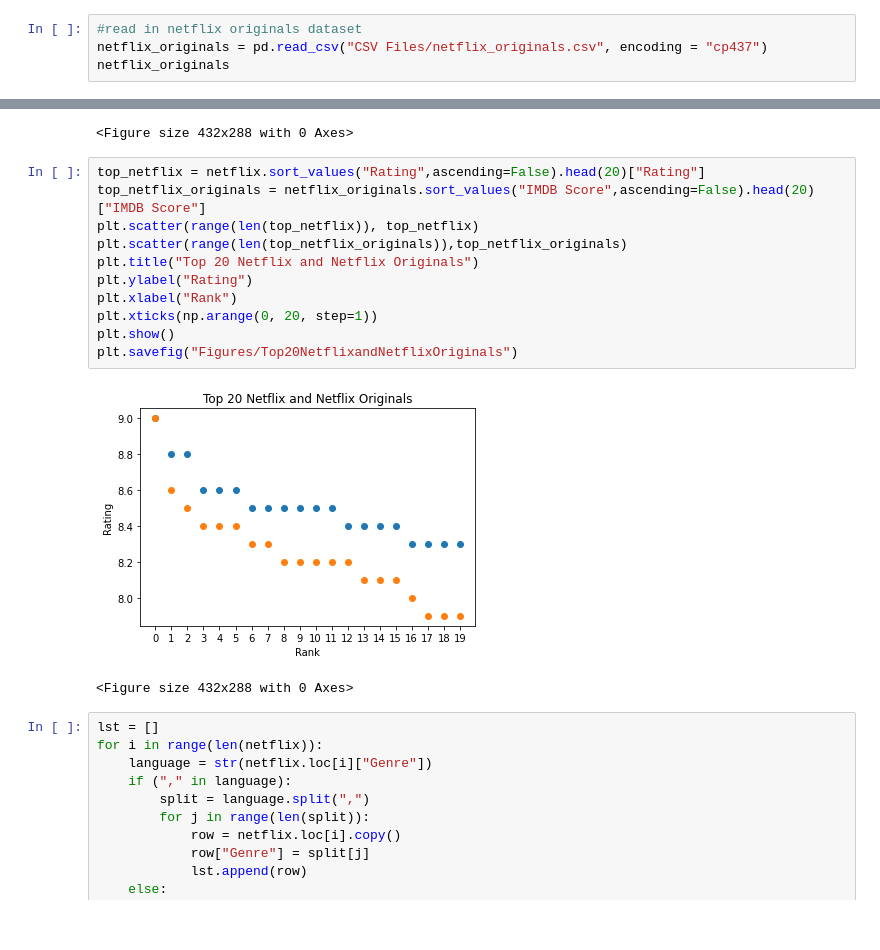
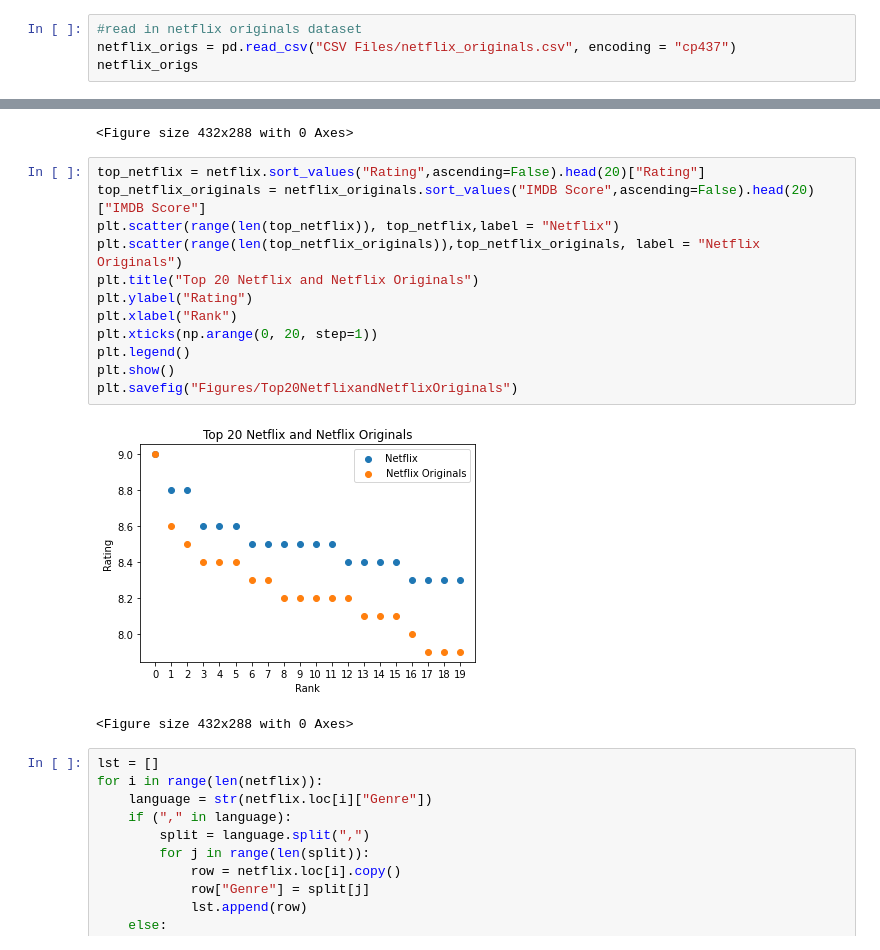
Before and after one commit to yuthegreat1/GroupProject, a Jupyter notebook: Statistical Analysis.ipynb, the cells around one changed output, grey strips where cells are left out. Cells and saved outputs as stored; diff of their text form.

Commit message:
changes to statistical analysis, added legends and corrected errors

```diff
--- a/Statistical Analysis.ipynb
+++ b/Statistical Analysis.ipynb
@@ -378,8 +378,8 @@ plt.show()
 [figure]
 # %%
 #read in netflix originals dataset
-netflix_originals = pd.read_csv("CSV Files/netflix_originals.csv", encoding = "cp437")
-netflix_originals
+netflix_origs = pd.read_csv("CSV Files/netflix_originals.csv", encoding = "cp437")
+netflix_origs
 # %% [output]
 |  | Title | Genre | Premiere | Runtime | IMDB Score | Language |
 | 0 | Enter the Anime | Documentary | August 5, 2019 | 58 | 2.5 | English/Japanese |
@@ -561,16 +561,17 @@ plt.savefig("Figures/NetflixOriginalsvsNetflixRatings")
 # %%
 top_netflix = netflix.sort_values("Rating",ascending=False).head(20)["Rating"]
 top_netflix_originals = netflix_originals.sort_values("IMDB Score",ascending=False).head(20)["IMDB Score"]
-plt.scatter(range(len(top_netflix)), top_netflix)
-plt.scatter(range(len(top_netflix_originals)),top_netflix_originals)
+plt.scatter(range(len(top_netflix)), top_netflix,label = "Netflix")
+plt.scatter(range(len(top_netflix_originals)),top_netflix_originals, label = "Netflix Originals")
 plt.title("Top 20 Netflix and Netflix Originals")
 plt.ylabel("Rating")
 plt.xlabel("Rank")
 plt.xticks(np.arange(0, 20, step=1))
+plt.legend()
 plt.show()
 plt.savefig("Figures/Top20NetflixandNetflixOriginals")
 # %% [output]
-[figure, old version]
+[figure, new version]
 <Figure size 432x288 with 0 Axes>
 # %%
 lst = []
```
Also changed, not shown: parts of 2 cells of this notebook.
